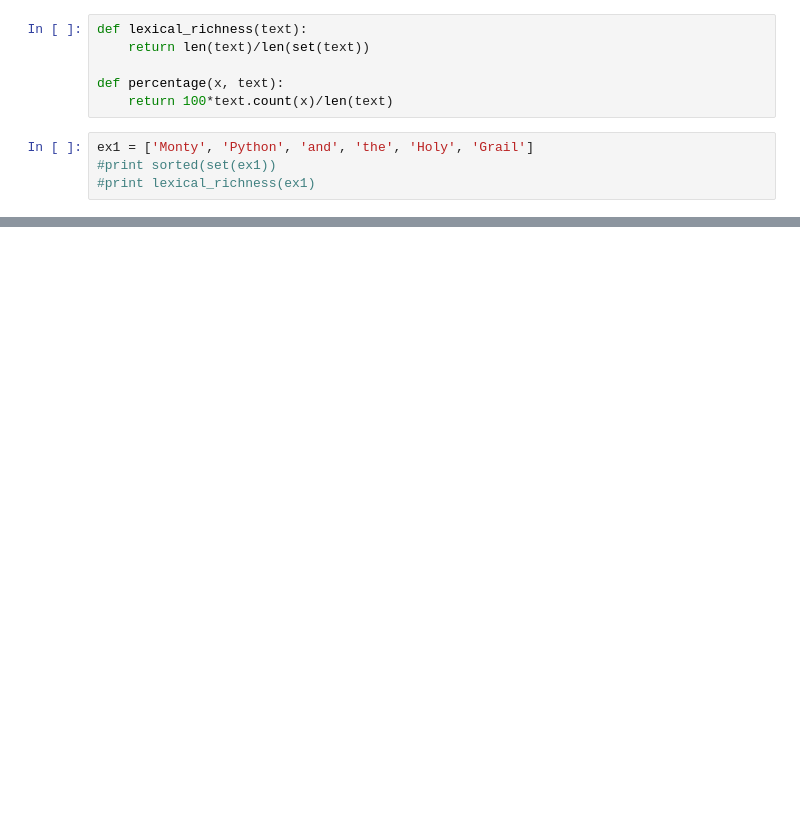
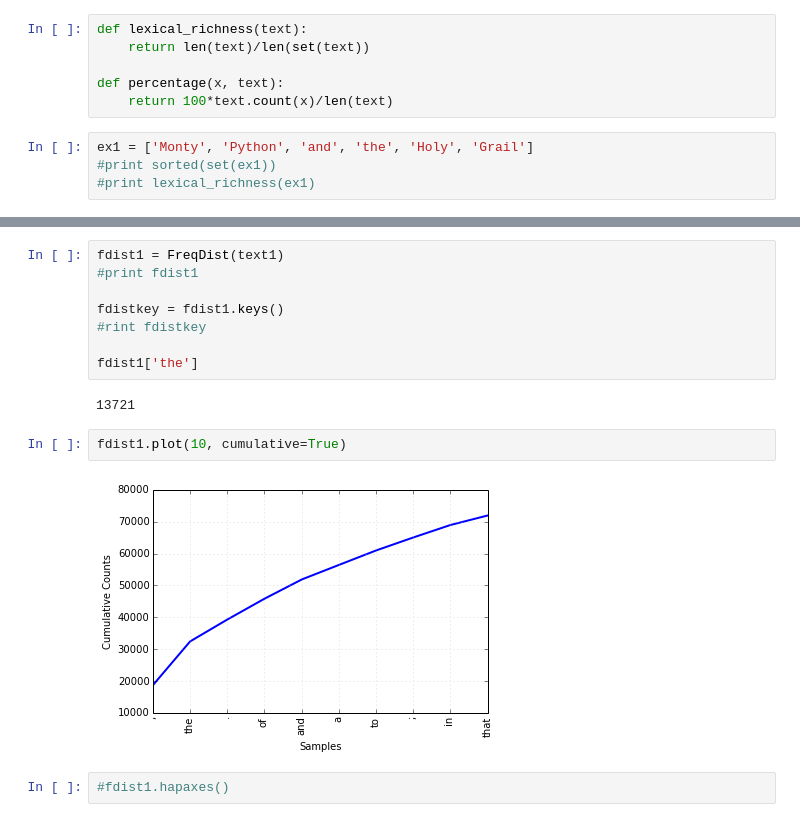
Before and after one commit to Dawny33/Data-Mining-and-ML, a Jupyter notebook: NLP/Learning NLP.ipynb, the cells around one changed output, grey strips where cells are left out. Drawn from its saved outputs; the diff is of its cells as text; blank space fills up the shorter version.

```diff
--- a/NLP/Learning NLP.ipynb
+++ b/NLP/Learning NLP.ipynb
@@ -120,0 +124,16 @@ ex1 = ['Monty', 'Python', 'and', 'the', 'Holy', 'Grail']
+# %%
+fdist1 = FreqDist(text1)
+#print fdist1
+
+fdistkey = fdist1.keys()
+#rint fdistkey
+
+fdist1['the']
+# %% [output]
+13721
+# %%
+fdist1.plot(10, cumulative=True)
+# %% [output]
+[figure, added]
+# %%
+#fdist1.hapaxes()
```
Also changed, not shown: parts of 11 cells of this notebook, 1 other file.
